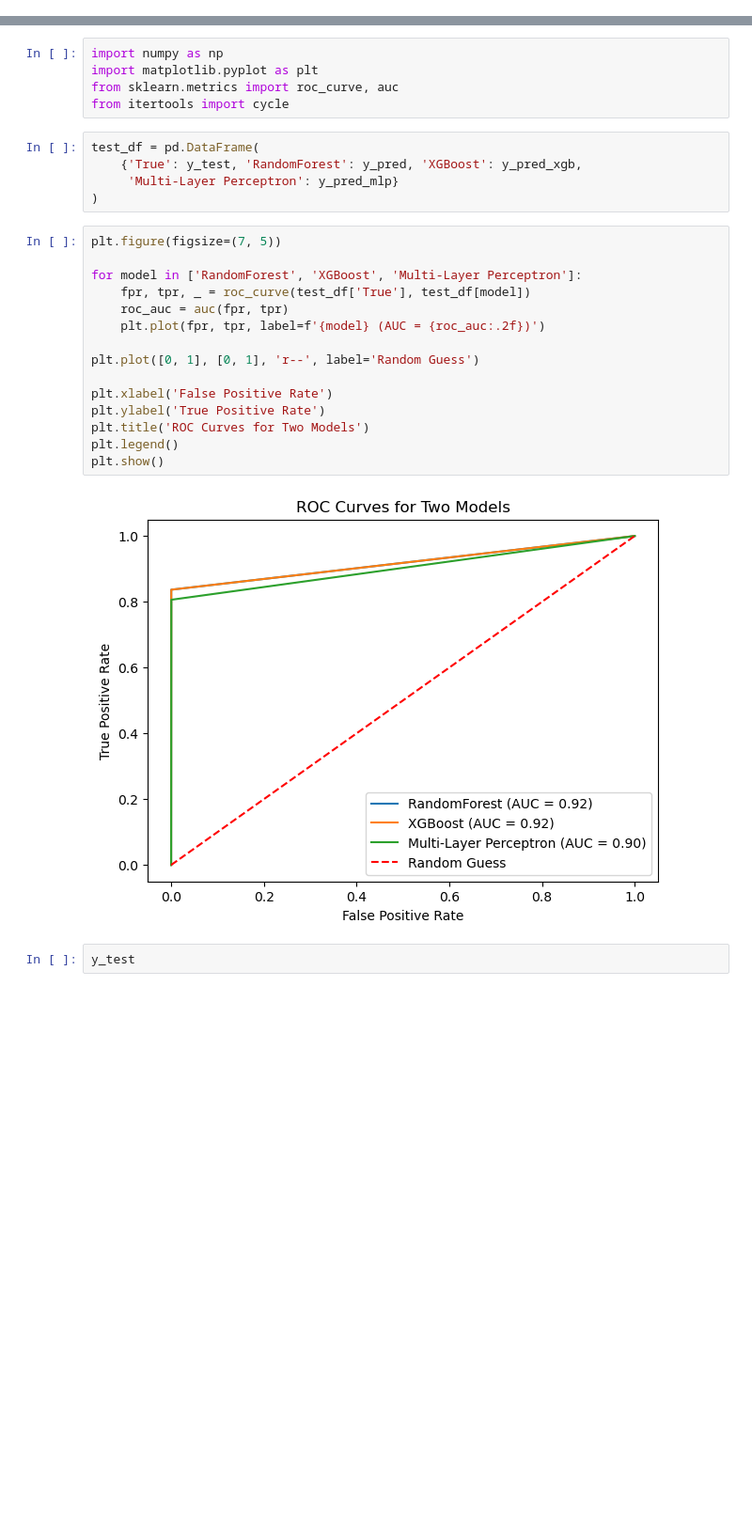
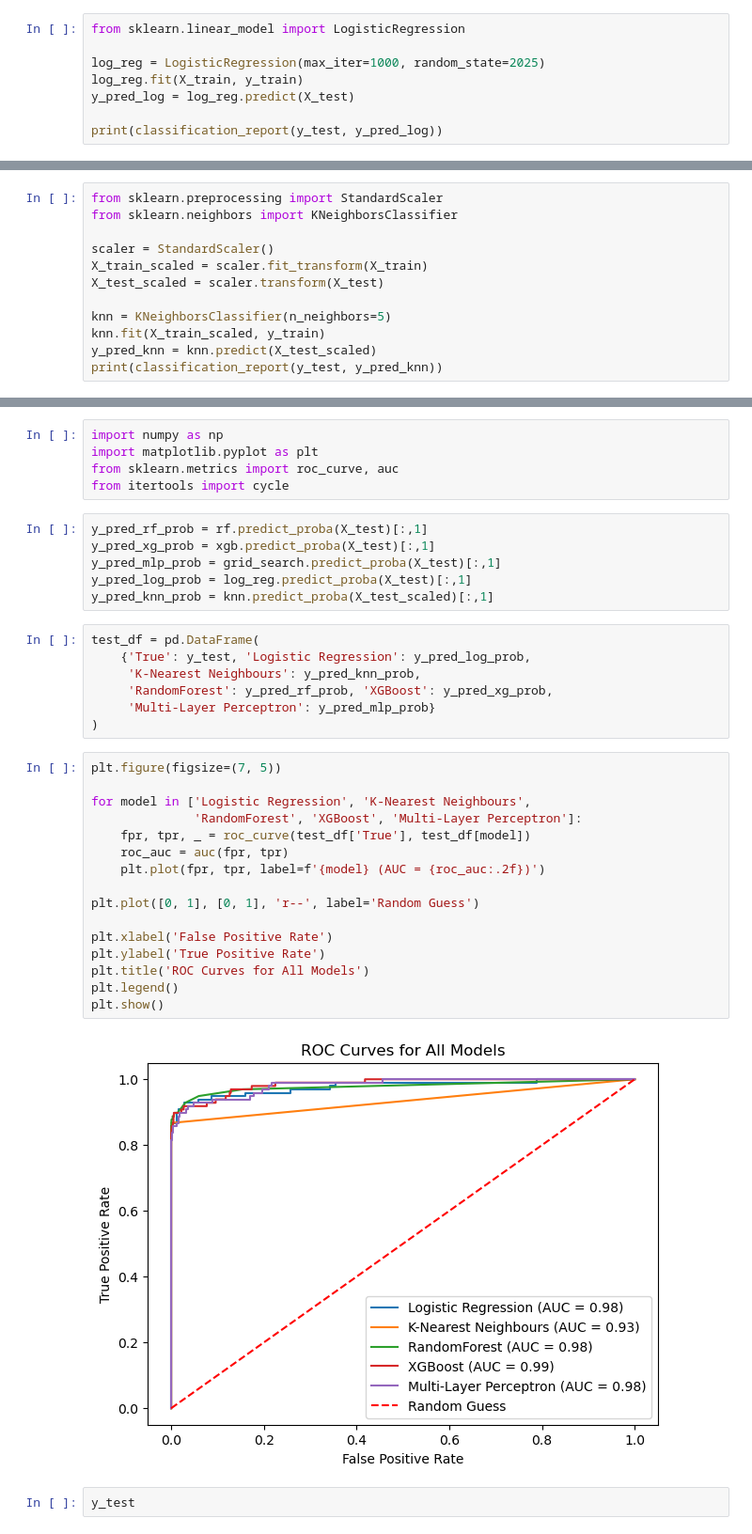
Before and after one commit to GyeongseobBrianLee/ECS111-final-proj, a Jupyter notebook: final_proj_w_aucroc.ipynb, the cells around one changed output, grey strips where cells are left out. Shown: that part at 94% size. Drawn from its saved outputs; the diff is of its cells as text; blank space fills up the shorter version.

```diff
--- a/final_proj_w_aucroc.ipynb
+++ b/final_proj_w_aucroc.ipynb
@@ -150,3 +150,11 @@ Confusion Matrix:
 - Best Recall = 0.77 -> correctly finds 77% of true fraud action
 - Best Precision = 0.86 -> 86% of our y_pred were actual fraud action
 - Best F1-score = 0.81
+# %%
+from sklearn.linear_model import LogisticRegression
+
+log_reg = LogisticRegression(max_iter=1000, random_state=2025)
+log_reg.fit(X_train, y_train)
+y_pred_log = log_reg.predict(X_test)
+
+print(classification_report(y_test, y_pred_log))
@@ -152,0 +175,12 @@ Confusion Matrix:
+# %%
+from sklearn.preprocessing import StandardScaler
+from sklearn.neighbors import KNeighborsClassifier
+
+scaler = StandardScaler()
+X_train_scaled = scaler.fit_transform(X_train)
+X_test_scaled = scaler.transform(X_test)
+
+knn = KNeighborsClassifier(n_neighbors=5)
+knn.fit(X_train_scaled, y_train)
+y_pred_knn = knn.predict(X_test_scaled)
+print(classification_report(y_test, y_pred_knn))
@@ -155,28 +203,37 @@ import numpy as np
 import matplotlib.pyplot as plt
 from sklearn.metrics import roc_curve, auc
 from itertools import cycle
+# %%
+y_pred_rf_prob = rf.predict_proba(X_test)[:,1]
+y_pred_xg_prob = xgb.predict_proba(X_test)[:,1]
+y_pred_mlp_prob = grid_search.predict_proba(X_test)[:,1]
+y_pred_log_prob = log_reg.predict_proba(X_test)[:,1]
+y_pred_knn_prob = knn.predict_proba(X_test_scaled)[:,1]
 # %%
 test_df = pd.DataFrame(
-    {'True': y_test, 'RandomForest': y_pred, 'XGBoost': y_pred_xgb,
-     'Multi-Layer Perceptron': y_pred_mlp}
+    {'True': y_test, 'Logistic Regression': y_pred_log_prob,
+     'K-Nearest Neighbours': y_pred_knn_prob,
+     'RandomForest': y_pred_rf_prob, 'XGBoost': y_pred_xg_prob,
+     'Multi-Layer Perceptron': y_pred_mlp_prob}
 )
 # %%
 plt.figure(figsize=(7, 5))
 
-for model in ['RandomForest', 'XGBoost', 'Multi-Layer Perceptron']:
+for model in ['Logistic Regression', 'K-Nearest Neighbours',
+              'RandomForest', 'XGBoost', 'Multi-Layer Perceptron']:
     fpr, tpr, _ = roc_curve(test_df['True'], test_df[model])
     roc_auc = auc(fpr, tpr)
     plt.plot(fpr, tpr, label=f'{model} (AUC = {roc_auc:.2f})')
 
 plt.plot([0, 1], [0, 1], 'r--', label='Random Guess')
 
 plt.xlabel('False Positive Rate')
 plt.ylabel('True Positive Rate')
-plt.title('ROC Curves for Two Models')
+plt.title('ROC Curves for All Models')
 plt.legend()
 plt.show()
 # %% [output]
-[figure, old version]
+[figure, new version]
 # %%
 y_test
 # %% [output]
```
Also changed, not shown: parts of 7 cells of this notebook.
